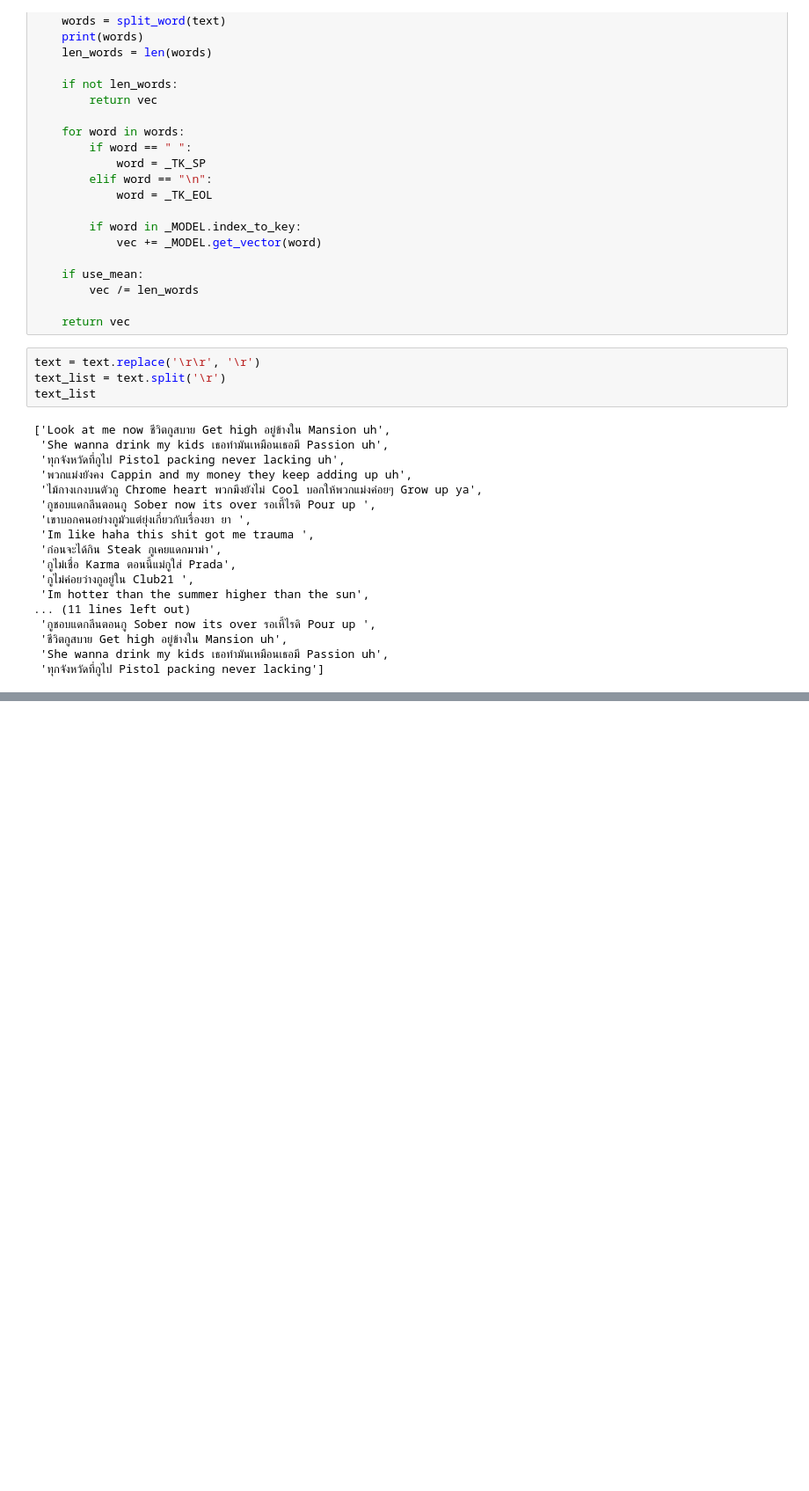
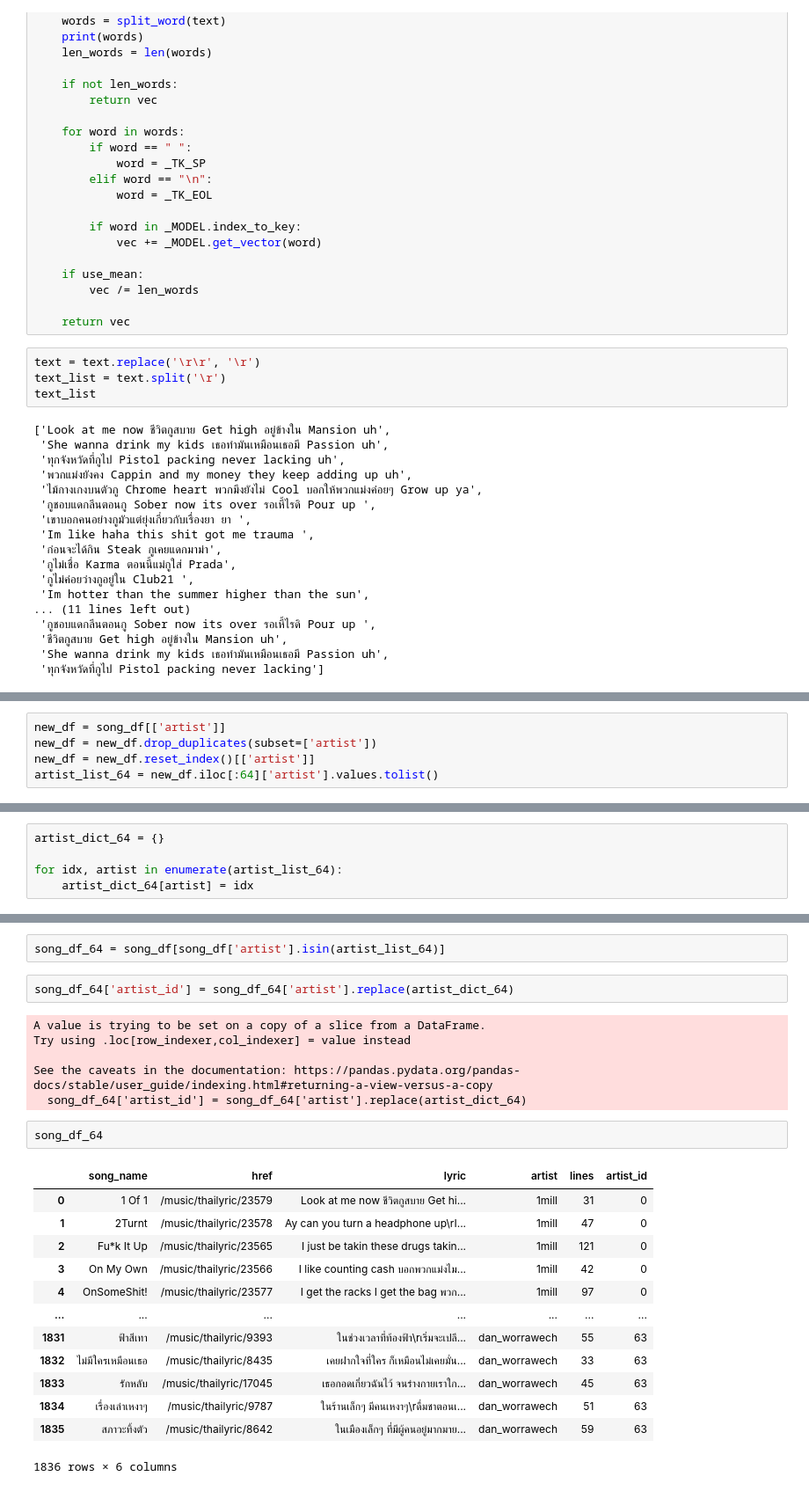
Before and after one commit to BFF-Pattern/Thai-Artist-Classification-by-Song-Lyrics, a Jupyter notebook: models/thaimodel/word2vec.ipynb, the cells around one changed output, grey strips where cells are left out. Shown at 88% size. Saved outputs shown, nothing was run; the diff lists cells and outputs as text; blank space fills up the shorter version.

```diff
--- a/models/thaimodel/word2vec.ipynb
+++ b/models/thaimodel/word2vec.ipynb
@@ -270,0 +285,5 @@ text_list
+# %%
+new_df = song_df[['artist']]
+new_df = new_df.drop_duplicates(subset=['artist'])
+new_df = new_df.reset_index()[['artist']]
+artist_list_64 = new_df.iloc[:64]['artist'].values.tolist()
@@ -270,0 +310,5 @@ text_list
+# %%
+artist_dict_64 = {}
+
+for idx, artist in enumerate(artist_list_64):
+    artist_dict_64[artist] = idx
@@ -270,0 +335,26 @@ text_list
+# %%
+song_df_64 = song_df[song_df['artist'].isin(artist_list_64)]
+# %%
+song_df_64['artist_id'] = song_df_64['artist'].replace(artist_dict_64)
+# %% [output]
+A value is trying to be set on a copy of a slice from a DataFrame.
+Try using .loc[row_indexer,col_indexer] = value instead
+
+See the caveats in the documentation: https://pandas.pydata.org/pandas-docs/stable/user_guide/indexing.html#returning-a-view-versus-a-copy
+  song_df_64['artist_id'] = song_df_64['artist'].replace(artist_dict_64)
+# %%
+song_df_64
+# %% [output]
+|  | song_name | href | lyric | artist | lines | artist_id |
+| 0 | 1 Of 1 | /music/thailyric/23579 | Look at me now ชีวิตกูสบาย Get hi... | 1mill | 31 | 0 |
+| 1 | 2Turnt | /music/thailyric/23578 | Ay can you turn a headphone up\rI... | 1mill | 47 | 0 |
+| 2 | Fu*k It Up | /music/thailyric/23565 | I just be takin these drugs takin... | 1mill | 121 | 0 |
+| 3 | On My Own | /music/thailyric/23566 | I like counting cash บอกพวกแม่งไม... | 1mill | 42 | 0 |
+| 4 | OnSomeShit! | /music/thailyric/23577 | I get the racks I get the bag พวก... | 1mill | 97 | 0 |
+| ... | ... | ... | ... | ... | ... | ... |
+| 1831 | ฟ้าสีเทา | /music/thailyric/9393 | ในช่วงเวลาที่ท้องฟ้า\rเริ่มจะเปลี... | dan_worrawech | 55 | 63 |
+| 1832 | ไม่มีใครเหมือนเธอ | /music/thailyric/8435 | เคยฝากใจที่ใคร ก็เหมือนไม่เคยมั่น... | dan_worrawech | 33 | 63 |
+| 1833 | รักหลับ | /music/thailyric/17045 | เธอกอดเกี่ยวฉันไว้ จนร่างกายเราใก... | dan_worrawech | 45 | 63 |
+| 1834 | เรื่องเล่าเหงาๆ | /music/thailyric/9787 | ในร้านเล็กๆ มีคนเหงาๆ\rดื่มชาตอนเ... | dan_worrawech | 51 | 63 |
+| 1835 | สภาวะทิ้งตัว | /music/thailyric/8642 | ในเมืองเล็กๆ ที่มีผู้คนอยู่มากมาย... | dan_worrawech | 59 | 63 |
+1836 rows × 6 columns
```
Also changed, not shown: parts of 13 cells of this notebook.
